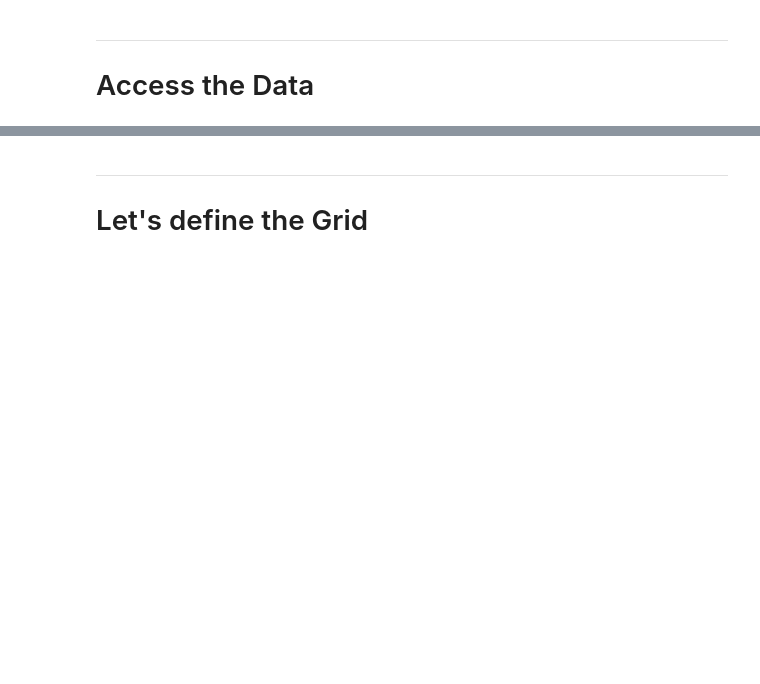
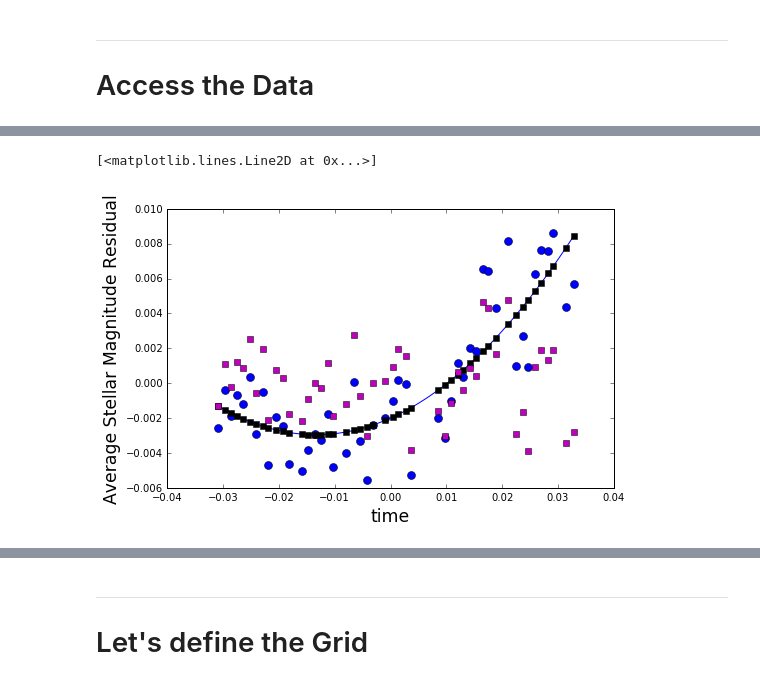
Before and after one commit to MickaelRigault/pyflat, a Jupyter notebook: notebooks/Read_Catalogues.ipynb, the cells around one changed output, grey strips where cells are left out. Drawn from its saved outputs; the diff is of its cells as text; code cells hidden in the pictures; blank space fills up the shorter version.

```diff
--- a/notebooks/Read_Catalogues.ipynb
+++ b/notebooks/Read_Catalogues.ipynb
@@ -75,0 +124,15 @@ _ = [shape.draw_polygon(ax, p, fc=mpl.cm.bone(0.5,0.1), ec="0.5") for p in mpoly
+# %%
+delta_mag = np.asarray(smap.getcat_residual("mag_auto", catindex, clipping=True))
+mjd       = np.asarray(smap.getcat_residual("mjd", catindex))
+airmass   = np.asarray(smap.getcat_residual("airmass", catindex))
+# %%
+corr_mag = analysis.get_correction(np.nanmean(mjd.T, axis=0), np.nanmedian(delta_mag.T,axis=0), show=True)
+mpl.gca().set_xlabel("time", fontsize="xx-large")
+mpl.gca().set_ylabel("Average Stellar Magnitude Residual", fontsize="xx-large")
+mpl.plot(np.nanmean(mjd.T, axis=0), corr_mag,"ks")
+
+delta_mag_corr = np.asarray(delta_mag.T - corr_mag).T
+mpl.plot(np.nanmean(mjd.T, axis=0), np.nanmedian(delta_mag_corr.T,axis=0),"ms")
+# %% [output]
+[<matplotlib.lines.Line2D at 0x...>]
+[figure, added]
```
Also changed, not shown: parts of 62 cells of this notebook, 1 other file.
